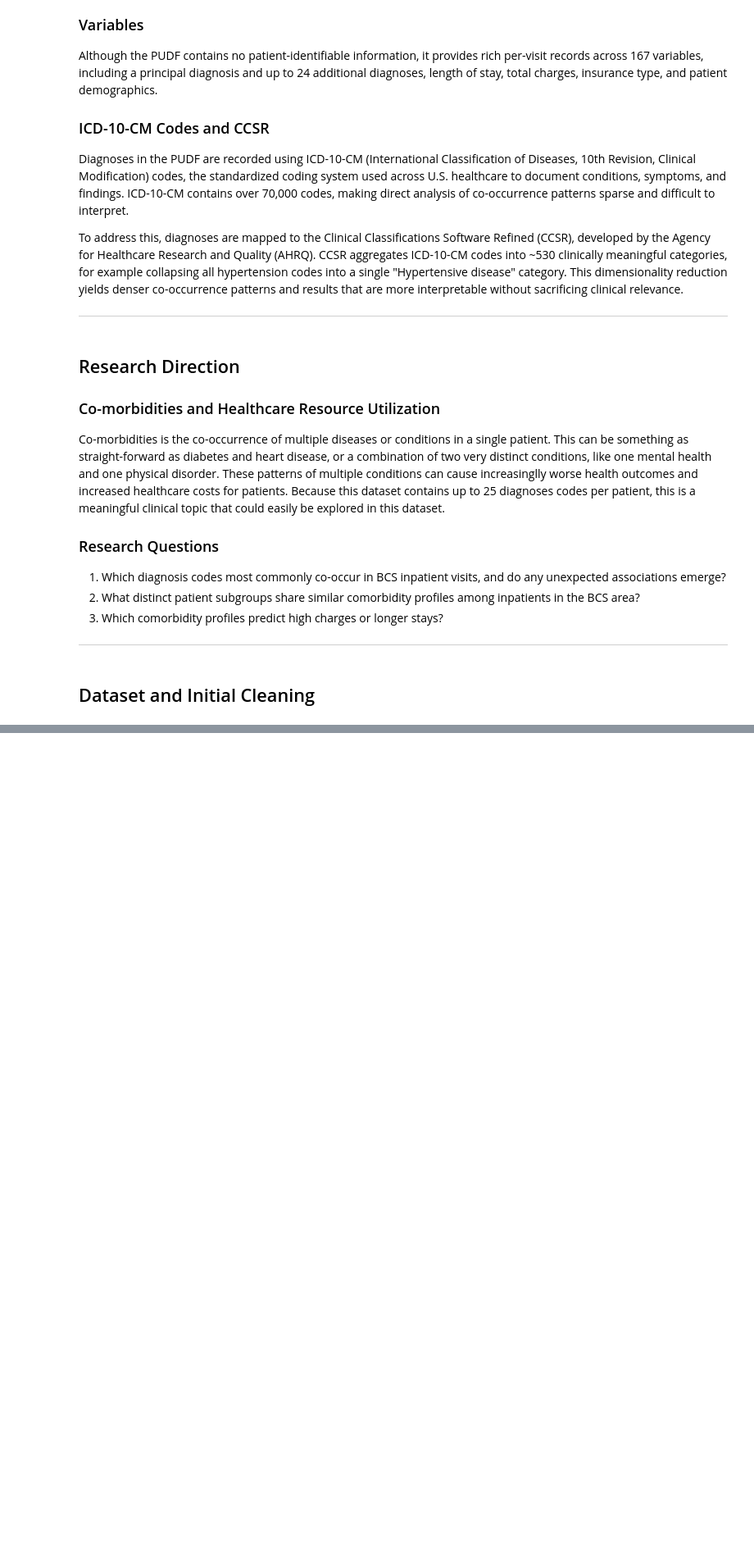
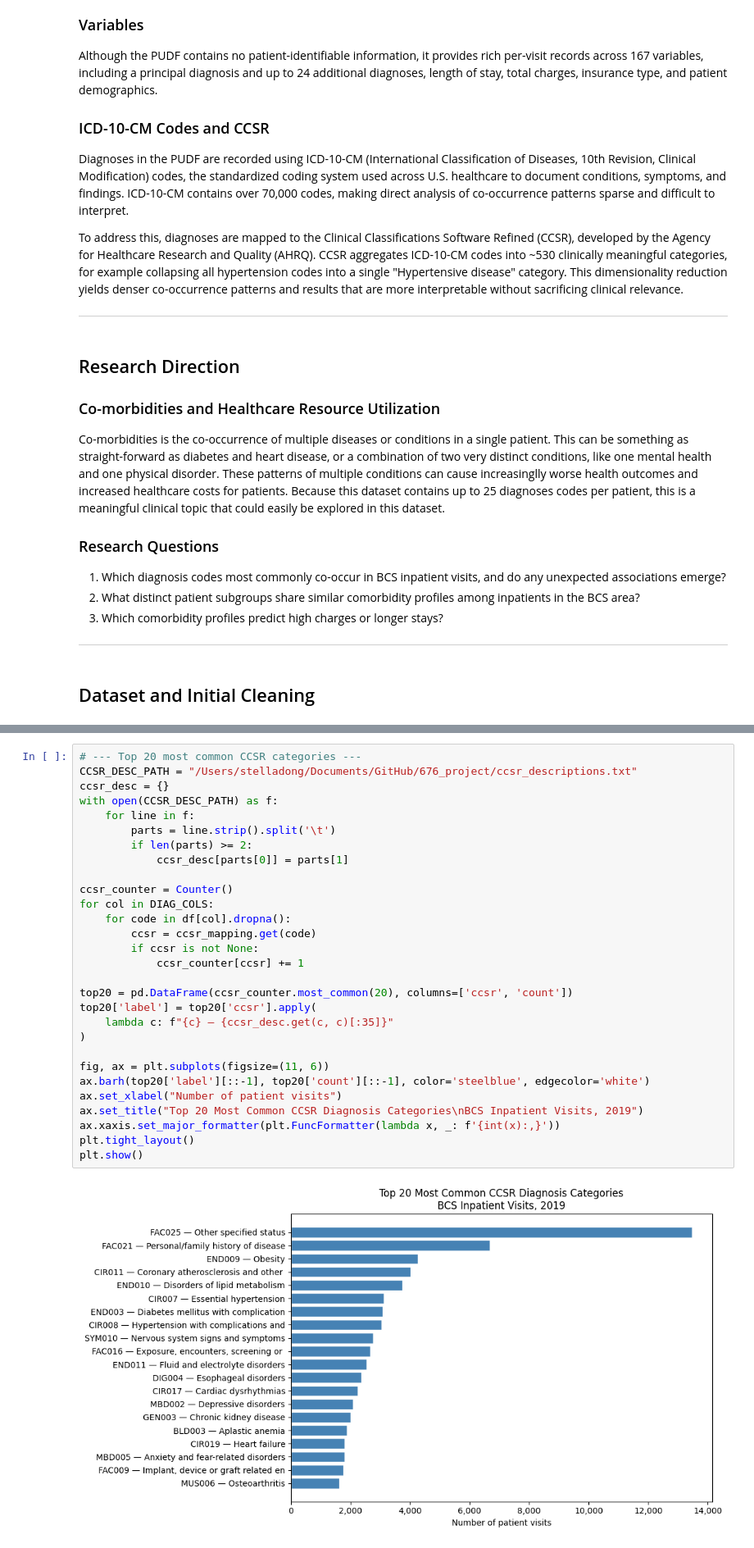
Before and after one commit to stellasdong/676_project, a Jupyter notebook: final.ipynb, the cells around one changed output, grey strips where cells are left out. Shown at 82% size. Cells and saved outputs as stored; diff of their text form; blank space fills up the shorter version.

```diff
--- a/final.ipynb
+++ b/final.ipynb
@@ -42,0 +254,31 @@ Co-morbidities is the co-occurrence of multiple diseases or conditions in a sing
+# %%
+# --- Top 20 most common CCSR categories ---
+CCSR_DESC_PATH = "/Users/stelladong/Documents/GitHub/676_project/ccsr_descriptions.txt"
+ccsr_desc = {}
+with open(CCSR_DESC_PATH) as f:
+    for line in f:
+        parts = line.strip().split('\t')
+        if len(parts) >= 2:
+            ccsr_desc[parts[0]] = parts[1]
+
+ccsr_counter = Counter()
+for col in DIAG_COLS:
+    for code in df[col].dropna():
+        ccsr = ccsr_mapping.get(code)
+        if ccsr is not None:
+            ccsr_counter[ccsr] += 1
+
+top20 = pd.DataFrame(ccsr_counter.most_common(20), columns=['ccsr', 'count'])
+top20['label'] = top20['ccsr'].apply(
+    lambda c: f"{c} — {ccsr_desc.get(c, c)[:35]}"
+)
+
+fig, ax = plt.subplots(figsize=(11, 6))
+ax.barh(top20['label'][::-1], top20['count'][::-1], color='steelblue', edgecolor='white')
+ax.set_xlabel("Number of patient visits")
+ax.set_title("Top 20 Most Common CCSR Diagnosis Categories\nBCS Inpatient Visits, 2019")
+ax.xaxis.set_major_formatter(plt.FuncFormatter(lambda x, _: f'{int(x):,}'))
+plt.tight_layout()
+plt.show()
+# %% [output]
+[figure, added]
```
Also changed, not shown: parts of 20 cells of this notebook, 4 other files.
